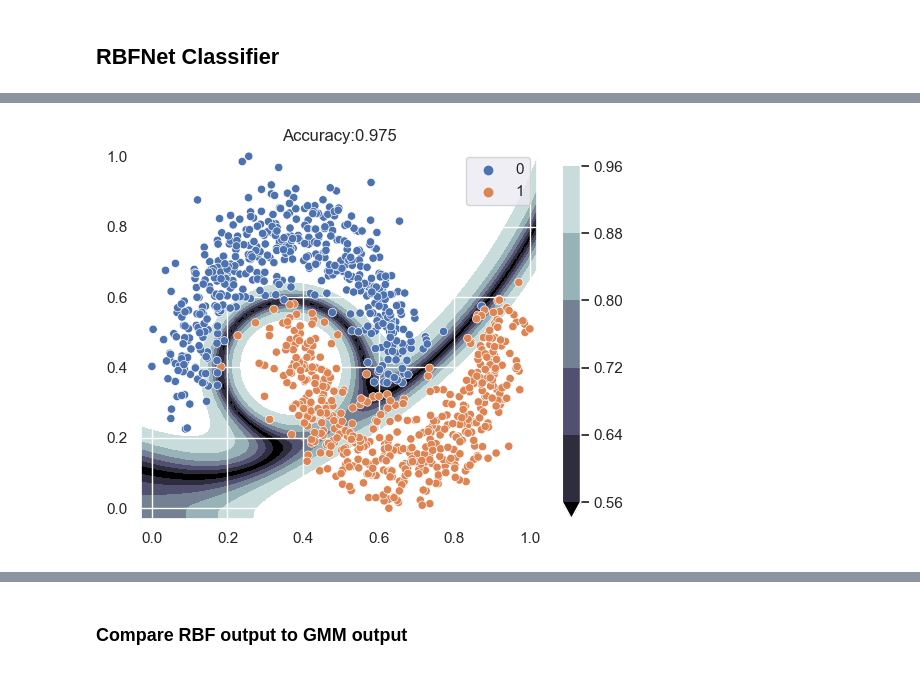
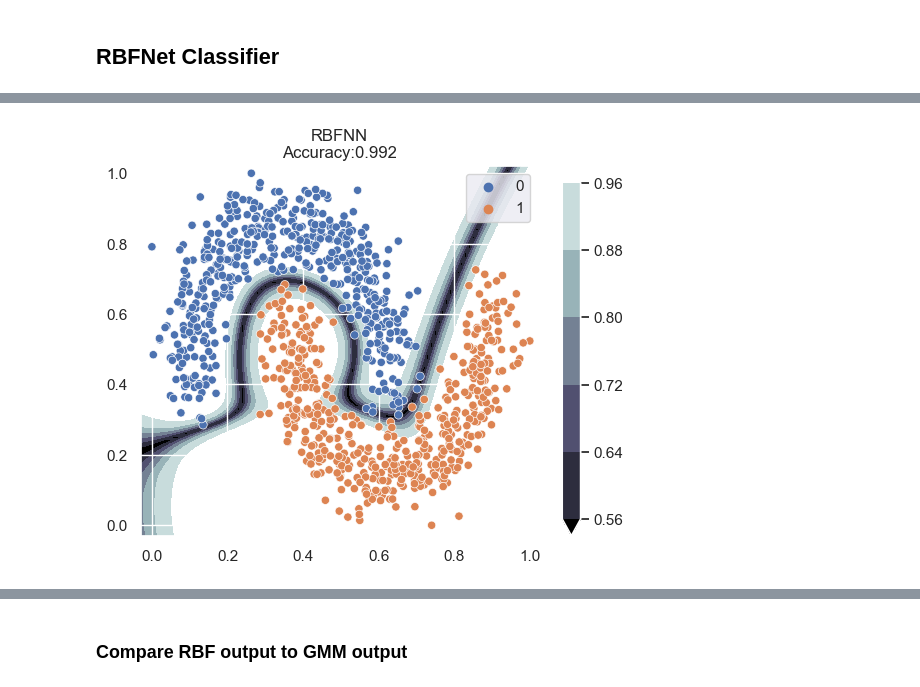
Before and after one commit to SLeathersII/RbfNN_CCU, a Jupyter notebook: rbf_ccu.ipynb, the cells around one changed output, grey strips where cells are left out. Cells and saved outputs as stored; diff of their text form; code cells hidden in the pictures.

```diff
--- a/rbf_ccu.ipynb
+++ b/rbf_ccu.ipynb
@@ -144,4 +148,0 @@ tt.plot_conf(CCU.to(device), data, label, device)
-# %%
-for epoch in range(250):
-    l,a,_= tt.train_CEDA_gmm(CCU.to(device), device, train_loader, optimizer,
-                epoch, verbose=-1, noise_loader=train_loader_out)
@@ -164,8 +163,8 @@ sns.scatterplot(x=centers[:,0], y=centers[:,1], color='green')
 # the number of kernels is 3, and 2 output features
 
 # euclidean norm
-def euclidean_norm(x):
-    return torch.norm(x, p=2, dim=-1)
+def euclidean_norm(x, p=2, dim=-1):
+    return torch.norm(x, p=p, dim=dim)
 
 
 # Gaussian RBF
@@ -177,12 +176,12 @@ class TwoMoonsRBFNet(nn.Module):
     def __init__(self):
         super().__init__()
         self.rbf = RBFLayer(in_features_dim=2,
-                               num_kernels=6,
-                               out_features_dim=6,
+                               num_kernels=10,
+                               out_features_dim=10,
                                radial_function=rbf_gaussian,
                                norm_function=euclidean_norm,
                                normalization=True)
-        self.fc1 = nn.Linear(6, 2)
+        self.fc1 = nn.Linear(10, 2)
 
     def forward(self, x):
         x = F.relu(self.rbf(x))
@@ -247,4 +205,5 @@ plt.show()
 # %%
-tt.plot_conf(net, data, label, device)
+tt.plot_conf(net, data, label, device=device, title='RBFNN')
+plt.savefig('RBFNN_conf.png')
 # %% [output]
-[figure, old version]
+[figure, new version]
```
Also changed, not shown: parts of 27 cells of this notebook, 7 other files.
